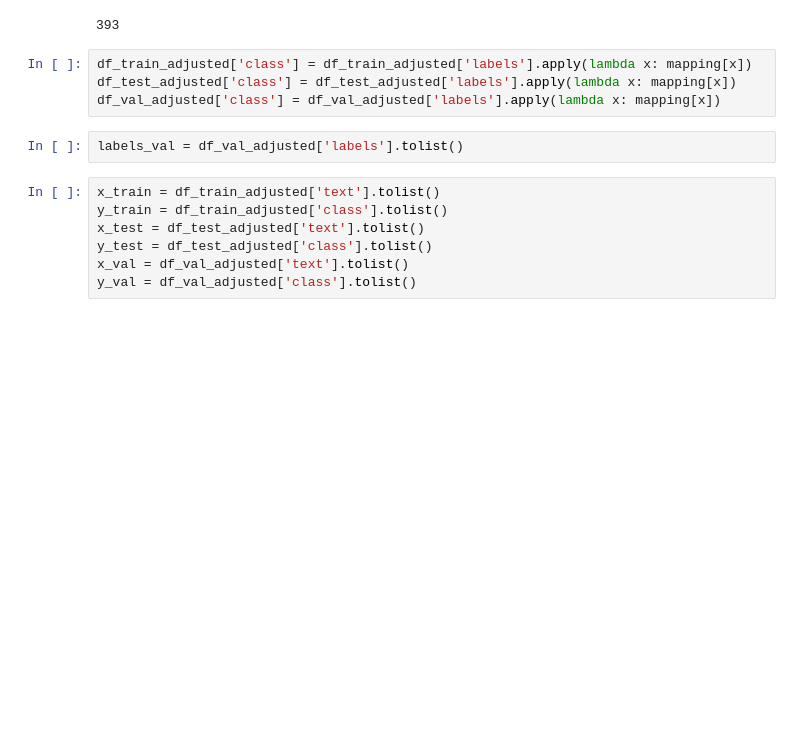
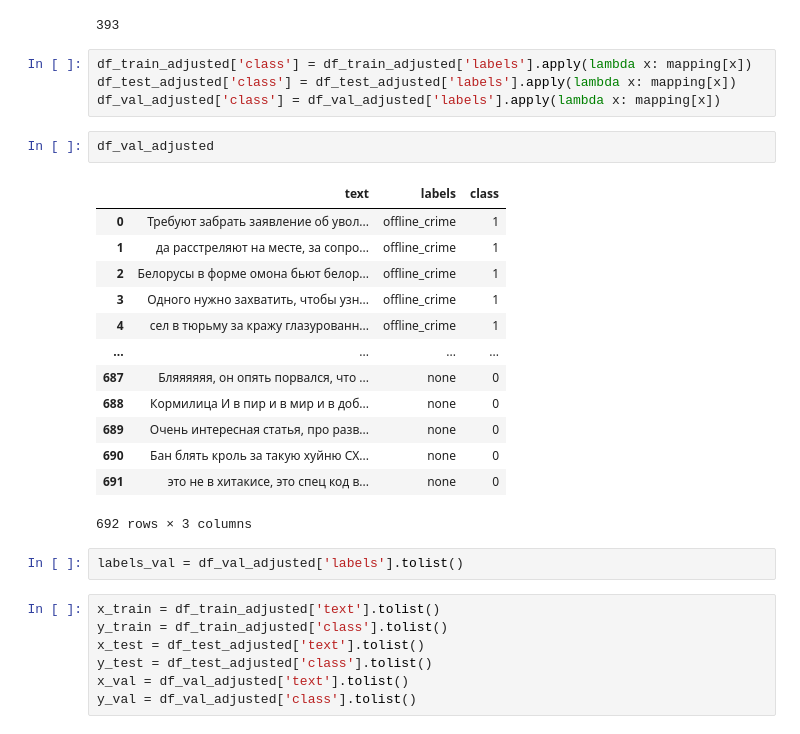
Before and after one commit to s-nlp/inappropriate-sensitive-topics, a Jupyter notebook: Version2/sensitive_topics/Training.ipynb, the cells around one changed output. Cells and saved outputs as stored; diff of their text form; blank space fills up the shorter version.

```diff
--- a/Version2/sensitive_topics/Training.ipynb
+++ b/Version2/sensitive_topics/Training.ipynb
@@ -94,6 +92,22 @@ len(mapping)
 df_train_adjusted['class'] = df_train_adjusted['labels'].apply(lambda x: mapping[x])
 df_test_adjusted['class'] = df_test_adjusted['labels'].apply(lambda x: mapping[x])
 df_val_adjusted['class'] = df_val_adjusted['labels'].apply(lambda x: mapping[x])
+# %%
+df_val_adjusted
+# %% [output]
+|  | text | labels | class |
+| 0 | Требуют забрать заявление об увол... | offline_crime | 1 |
+| 1 | да расстреляют на месте, за сопро... | offline_crime | 1 |
+| 2 | Белорусы в форме омона бьют белор... | offline_crime | 1 |
+| 3 | Одного нужно захватить, чтобы узн... | offline_crime | 1 |
+| 4 | сел в тюрьму за кражу глазурованн... | offline_crime | 1 |
+| ... | ... | ... | ... |
+| 687 | Бляяяяяя, он опять порвался, что ... | none | 0 |
+| 688 | Кормилица И в пир и в мир и в доб... | none | 0 |
+| 689 | Очень интересная статья, про разв... | none | 0 |
+| 690 | Бан блять кроль за такую хуйню СХ... | none | 0 |
+| 691 | это не в хитакисе, это спец код в... | none | 0 |
+692 rows × 3 columns
 # %%
 labels_val = df_val_adjusted['labels'].tolist()
 # %%
```
Also changed, not shown: parts of 27 cells of this notebook, 2 other files.
